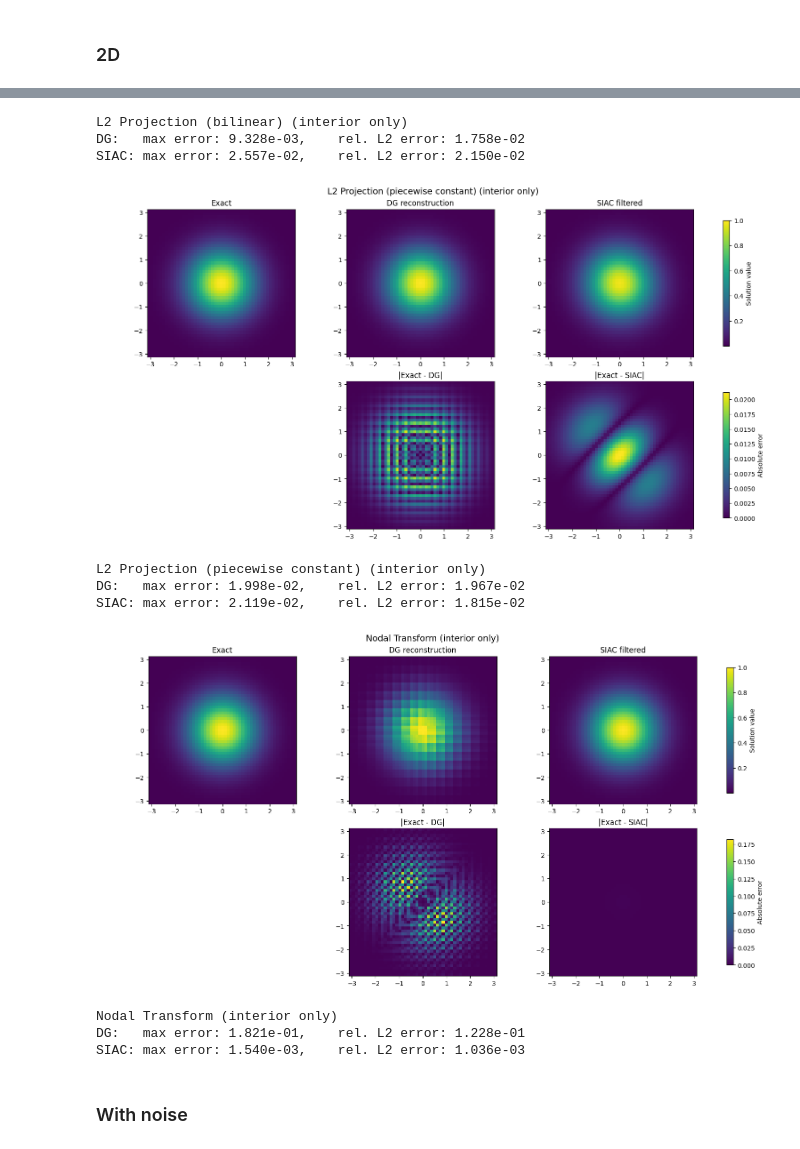
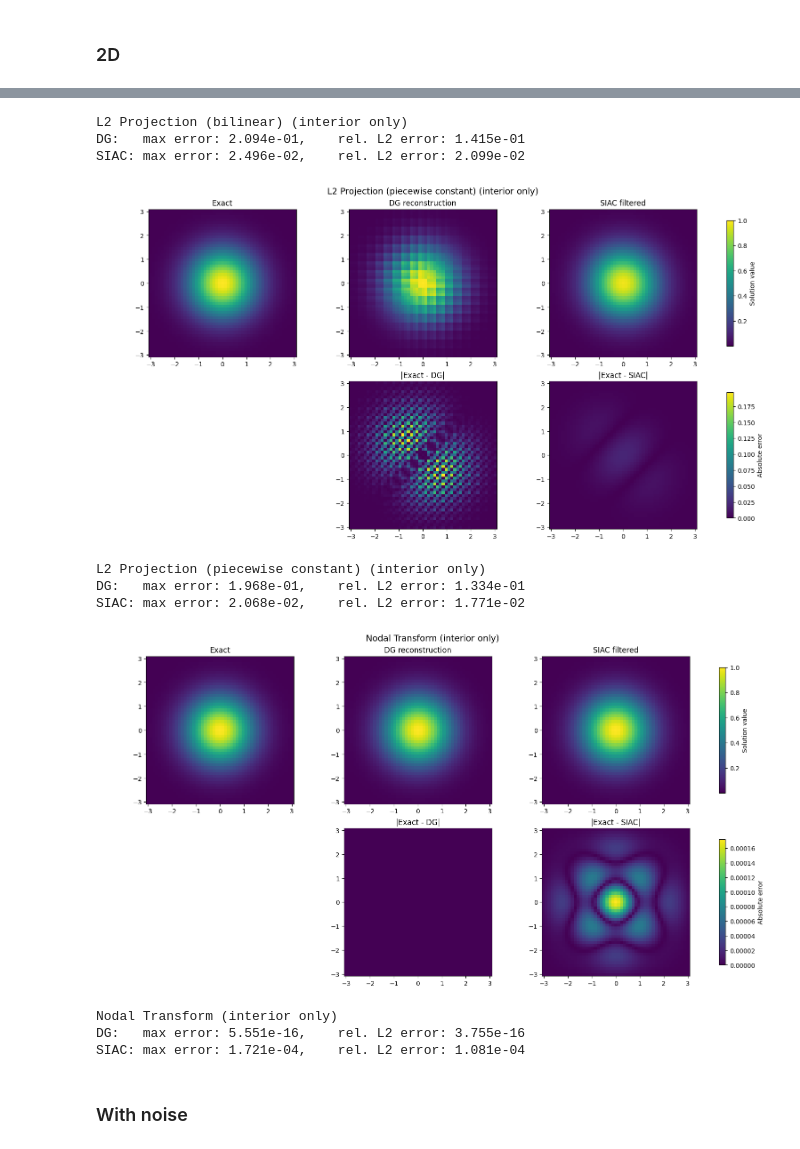
Before and after one commit to AdamHopkinss/SIAC-CT-Reconstruction, a Jupyter notebook: notebooks/test_siac_modal.ipynb, the cells around one changed output, grey strips where cells are left out. Drawn from its saved outputs; the diff is of its cells as text; code cells hidden in the pictures.

Commit message:
Testing, need to check SIAC code for 1 and 2D. consistency is off

```diff
--- a/notebooks/test_siac_modal.ipynb
+++ b/notebooks/test_siac_modal.ipynb
@@ -656,8 +660,13 @@ def fexact2D_composite(X, Y, domain):
 xmin, xmax = -5, 5
 ymin, ymax = -5, 5
 
-xgrid = np.linspace(xmin, xmax, 81)
-ygrid = np.linspace(ymin, ymax, 81)
+DOF_x, DOF_y = 81, 81
+
+dx = (xmax - xmin) / DOF_x
+dy = (ymax - ymin) / DOF_y
+
+xgrid = xmin + (np.arange(DOF_x) + 0.5) * dx
+ygrid = ymin + (np.arange(DOF_y) + 0.5) * dy
 
 X, Y = np.meshgrid(xgrid, ygrid)
 
@@ -711,14 +720,14 @@ plot_siac_results_2d(X, Y, u_exact, U_transform, Ustar_transform, order, interna
 L2 Projection (bilinear) (interior only)
-DG:   max error: 9.328e-03,    rel. L2 error: 1.758e-02
-SIAC: max error: 2.557e-02,    rel. L2 error: 2.150e-02
+DG:   max error: 2.094e-01,    rel. L2 error: 1.415e-01
+SIAC: max error: 2.496e-02,    rel. L2 error: 2.099e-02
-[figure, old version]
+[figure, new version]
 L2 Projection (piecewise constant) (interior only)
-DG:   max error: 1.998e-02,    rel. L2 error: 1.967e-02
-SIAC: max error: 2.119e-02,    rel. L2 error: 1.815e-02
+DG:   max error: 1.968e-01,    rel. L2 error: 1.334e-01
+SIAC: max error: 2.068e-02,    rel. L2 error: 1.771e-02
-[figure, old version]
+[figure, new version]
 Nodal Transform (interior only)
-DG:   max error: 1.821e-01,    rel. L2 error: 1.228e-01
-SIAC: max error: 1.540e-03,    rel. L2 error: 1.036e-03
+DG:   max error: 5.551e-16,    rel. L2 error: 3.755e-16
+SIAC: max error: 1.721e-04,    rel. L2 error: 1.081e-04
 # %% [markdown]
 ### With noise
 # %%
```
Also changed, not shown: parts of 10 cells of this notebook, 7 other files.
